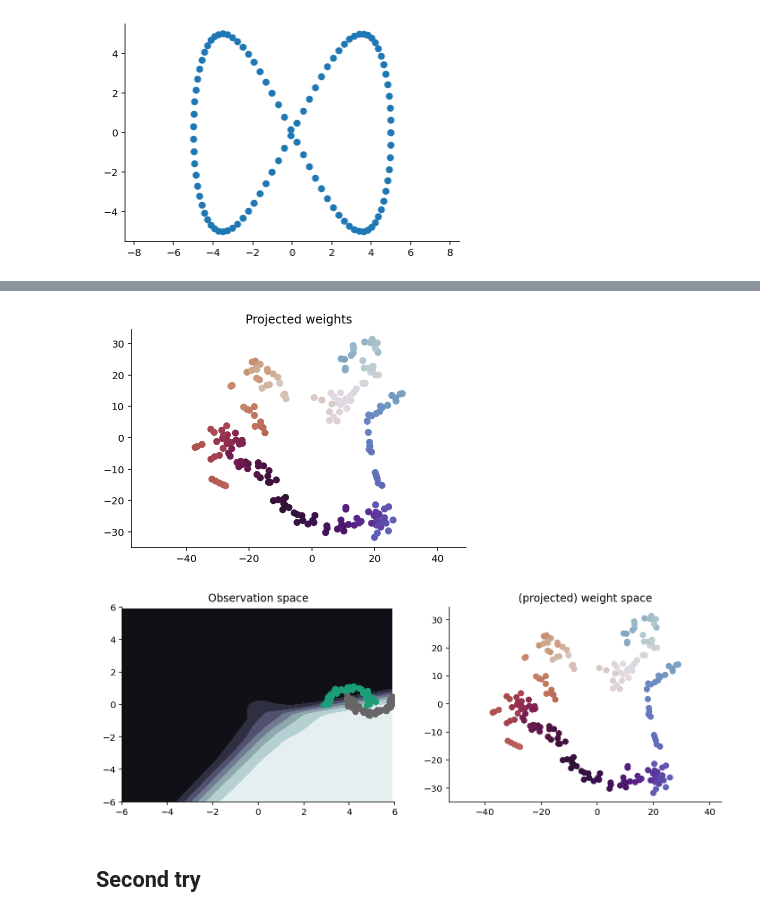
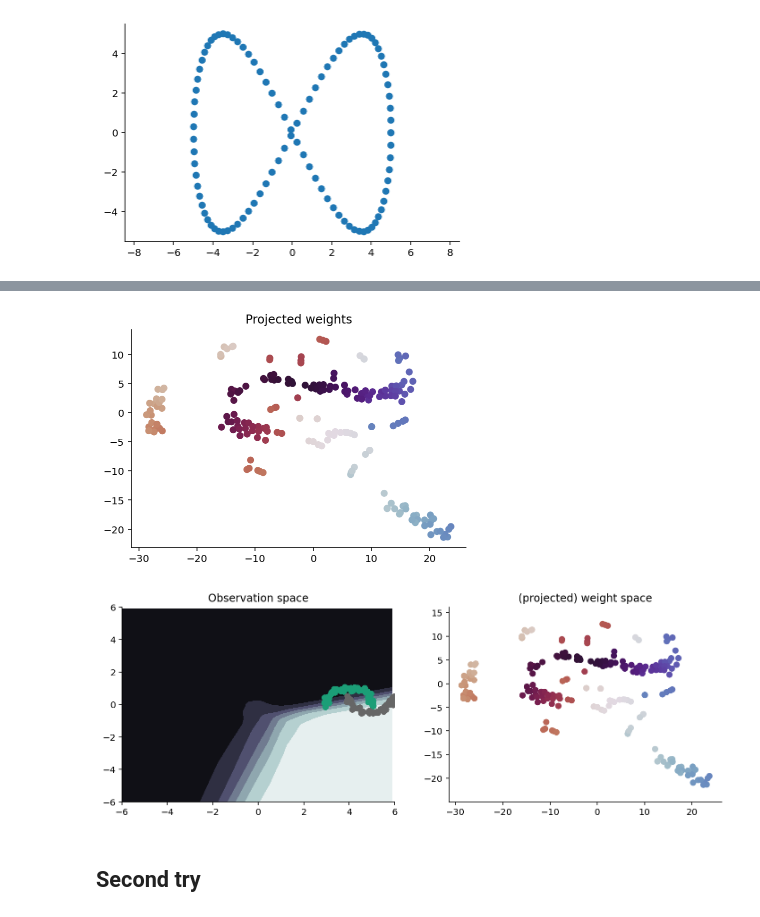
Before and after one commit to probml/shift-happens, a Jupyter notebook: notebooks/shifting-moons-exp-002.ipynb, the cells around one changed output, grey strips where cells are left out. Cells and saved outputs as stored; diff of their text form; code cells hidden in the pictures.

```diff
--- a/notebooks/shifting-moons-exp-002.ipynb
+++ b/notebooks/shifting-moons-exp-002.ipynb
@@ -90,7 +92,8 @@ tx = optax.adam(learning_rate=alpha)
 
 X, y = make_moons(n_samples=100, noise=0.12, random_state=314)
 X = jnp.einsum("nm,mk->nk", X, dojax.rotation_matrix(0))
-params = estimate_weights(model, X, y, key, tx)
+res = estimate_weights(model, X, y, key, tx)
+params = res["params"]
 params_flat, _ = jax.flatten_util.ravel_pytree(params)
 
 pred_map = jax.vmap(model.apply, (None, 1))
@@ -107,9 +110,10 @@ plt.scatter(*X.T, c=y, cmap="Dark2")
 # %% [markdown]
 ## Weight's dynamics
 # %%
-def train_mlp_model(key, data_generator, model, optimiser, eval_elements, n_steps=100, **kwargs):
+def train_mlp_model(key, data_generator, model, optimiser, eval_elements, n_epochs=200, **kwargs):
     """
-    Train an MLP model iterating over the elements in *args
+    Train an MLP model iterating over eval elements and applying each element to the
+    data-gerating process.
 
     Parameters
     ----------
@@ -127,22 +131,31 @@ def train_mlp_model(key, data_generator, model, optimiser, eval_elements, n_step
     """
     data_hist = []
     params_hist = []
+    train_acc_hist = []
 
     n_elements = len(eval_elements)
     for it, val in enumerate(eval_elements):
         X, y = data_generator(val)
-        res = estimate_weights(model, X, y, key, optimiser)
+        res = estimate_weights(model, X, y, key, optimiser, n_epochs=n_epochs)
 
         params = res["params"]
         loss = res["final_loss"]
+        train_acc = res["train_accuracy"].item()
 
 
         data_hist.append([X, y])
         params_hist.append(params)
+        train_acc_hist.append(train_acc)
 
         print(f"@it: {it+1:03}/{n_elements:03} || {loss=:0.4e}", end="\r")
 
-    return data_hist, params_hist
+    hist = {
+        "data": data_hist,
+        "params": params_hist,
+        "train_accuracy": jnp.array(train_acc_hist)
+    }
+
+    return hist
 
 
 def flat_and_concat_params(params_hist):
@@ -242,7 +303,7 @@ plt.axis("equal");
 # %% [output]
 [figure]
 # %%
-alpha = 0.05
+alpha = 0.01
 n_steps = 200
 model = MLP()
 
@@ -250,6 +311,8 @@ key = jax.random.PRNGKey(314)
 tx = optax.adam(learning_rate=alpha)
 radii = jnp.linspace(0, 2 * 2 * jnp.pi, n_steps)
 
-data_hist, params_hist = train_mlp_model(key, lambda rad: make_rotating_translating_moons(rad, noise=0.1), model, tx, radii)
+hist = train_mlp_model(key, lambda rad: make_rotating_translating_moons(rad, noise=0.1),
+                                         model, tx, radii, n_epochs=300)
+data_hist, params_hist = hist["data"], hist["params"]
 params_flat_hist = flat_and_concat_params(params_hist)
 # %% [output]
@@ -256,0 +320,3 @@ params_flat_hist = flat_and_concat_params(params_hist)
+# %%
+radii_mod = radii % (2 * jnp.pi)
+plt.scatter(radii_mod, hist["train_accuracy"])
@@ -257,17 +326,15 @@ params_flat_hist = flat_and_concat_params(params_hist)
 # %%
 proj = PCA(n_components=2)
 proj = KernelPCA(n_components=2, kernel="cosine")
-proj = TSNE(n_components=2, init="pca", random_state=314, perplexity=10, learning_rate="auto")
+proj = TSNE(n_components=2, init="pca", random_state=314, perplexity=20, learning_rate="auto")
 w_transformed = proj.fit_transform(params_flat_hist)
 
 plt.title("Projected weights")
-plt.scatter(*w_transformed.T, c=radii % (2 * jnp.pi), cmap="twilight")
+plt.scatter(*w_transformed.T, c=radii_mod, cmap="twilight")
 plt.axis("equal");
 # %% [output]
-[figure, old version]
+[figure, new version]
 # %%
-from celluloid import Camera
-
 fig, ax = plt.subplots(1, 2, figsize=(12, 4))
 camera = Camera(fig)
 
@@ -283,7 +350,7 @@ for it in range(n_steps):
     X_step, y_step = data_hist[it]
     Z = jnp.einsum("ijn->ji", pred_map(params, X_grid))
 
-    ax[1].scatter(*w_transformed[:it].T, c=radii[:it] % (2 * jnp.pi), cmap="twilight")
+    ax[1].scatter(*w_transformed[:it].T, c=radii_mod[:it], cmap="twilight")
     ax[1].axis("equal")
     ax[0].contourf(*X_grid, Z, cmap="bone")
     ax[0].scatter(*X_step.T, c=y_step, cmap="Dark2")
@@ -293,9 +360,9 @@ for it in range(n_steps):
 
 animation = camera.animate()
 # animation.save('half-moons.gif', writer = 'imagemagick')
-animation.save('half-moons-shift.mp4', fps=20, dpi=150)
+animation.save('half-moons-shift-fit.mp4', fps=20, dpi=150)
 # %% [output]
-[figure, old version]
+[figure, new version]
 # %% [markdown]
 ## Second try
 # %% [markdown]
```
Also changed, not shown: parts of 9 cells of this notebook.
